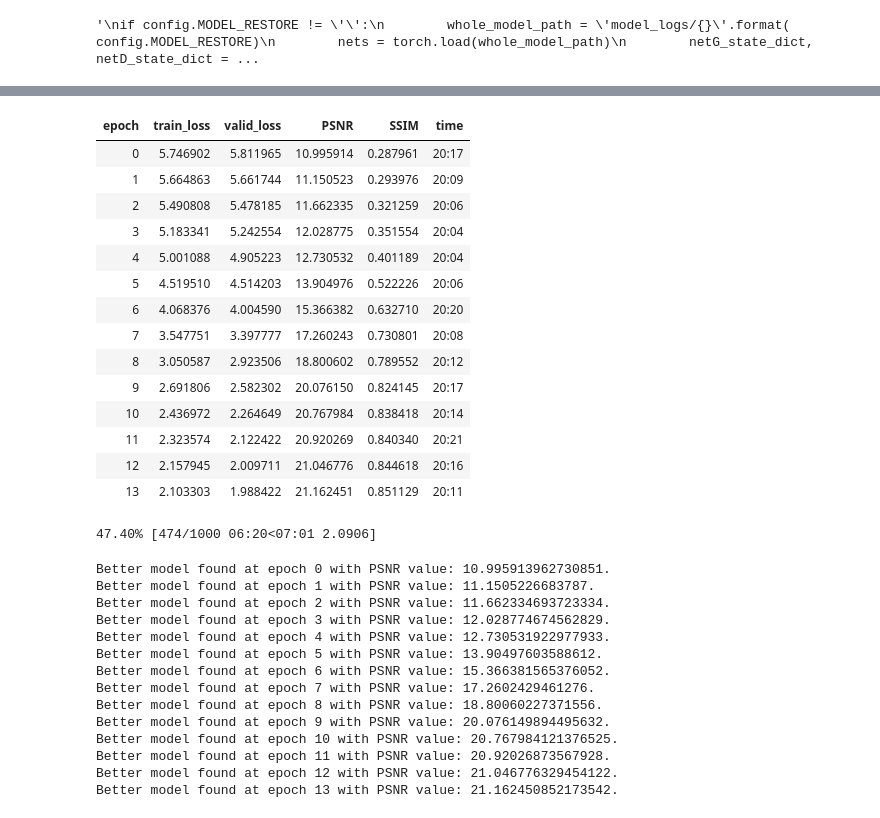
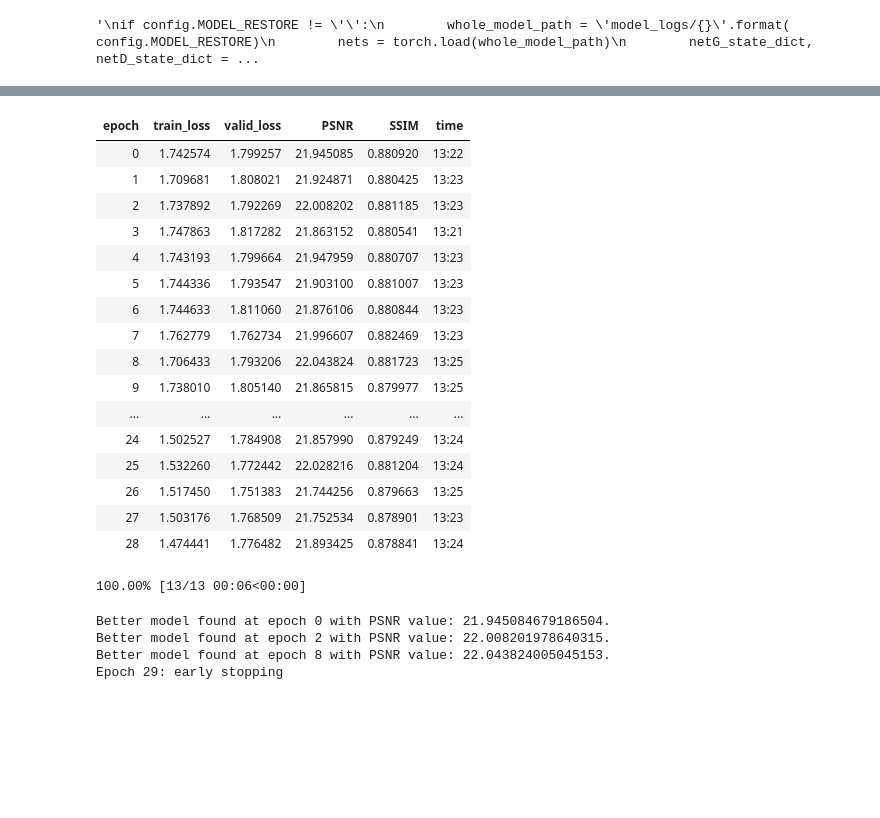
Before and after one commit to Ir1d/GatedConvolution_pytorch, a Jupyter notebook: cvdl.ipynb, the cells around one changed output, grey strips where cells are left out. Drawn from its saved outputs; the diff is of its cells as text; code cells hidden in the pictures; blank space fills up the shorter version.

```diff
--- a/cvdl.ipynb
+++ b/cvdl.ipynb
@@ -76,7 +76,7 @@ val_dataset = InpaintDataset(config.DATA_FLIST[dataset_type][1],\
                                     {mask_type:config.DATA_FLIST[config.MASKDATASET][mask_type][1] for mask_type in ('val',)}, \
                                     resize_shape=tuple(config.IMG_SHAPES), random_bbox_shape=config.RANDOM_BBOX_SHAPE, \
                                     random_bbox_margin=config.RANDOM_BBOX_MARGIN,
-                                    random_ff_setting=config.RANDOM_FF_SETTING，val=True)
+                                    random_ff_setting=config.RANDOM_FF_SETTING,val=True)
 # %% [output]
 {'mine': '/home/xudejia/inpainting/data/train_mask_list.txt'}
 {'val': '/home/xudejia/inpainting/data/val_mask_list.txt'}
@@ -331,7 +331,7 @@ psnr = PSNR()
 ssim = SSIM()
 # %%
 lr, decay = config.LEARNING_RATE, config.WEIGHT_DECAY
-learn = Learner(db, netG, loss_func=MyLoss, metrics=[psnr, ssim], callback_fns=[partial(EarlyStoppingCallback, monitor='PSNR', min_delta=0.1, patience=3)], model_dir='./weights')
+learn = Learner(db, netG, loss_func=MyLoss, metrics=[psnr, ssim], callback_fns=[partial(EarlyStoppingCallback, monitor='PSNR', min_delta=0.01, patience=20)], model_dir='./weights')
 # %%
 # learn.validate()
 # [6.939414, 9.518688486670799, tensor(0.2730, device='cuda:0')]
@@ -347,0 +352,2 @@ LR Finder is complete, type {learner_name}.recorder.plot() to see the graph.
+# %%
+learn.load('best')
@@ -353,6 +388,6 @@ LR Finder is complete, type {learner_name}.recorder.plot() to see the graph.
 # lr = (1e-2)/2
 # 可能是 lr 变大之后才炸的..
 lr = 1e-4
-NAME = "fastai-unet-swish"
+NAME = "fastai-unet-swish-part2" # with new val
 learn.fit_one_cycle(50, max_lr=slice(lr), callbacks=[SaveModelCallback(learn, every='improvement', monitor='PSNR', name='best'), TensorboardLogger(learn, NAME, cfgtxt=str(lr))])
 # %% [output]
@@ -360,30 +395,22 @@ learn.fit_one_cycle(50, max_lr=slice(lr), callbacks=[SaveModelCallback(learn, ev
 | epoch | train_loss | valid_loss | PSNR | SSIM | time |
-| 0 | 5.746902 | 5.811965 | 10.995914 | 0.287961 | 20:17 |
-| 1 | 5.664863 | 5.661744 | 11.150523 | 0.293976 | 20:09 |
-| 2 | 5.490808 | 5.478185 | 11.662335 | 0.321259 | 20:06 |
-| 3 | 5.183341 | 5.242554 | 12.028775 | 0.351554 | 20:04 |
-| 4 | 5.001088 | 4.905223 | 12.730532 | 0.401189 | 20:04 |
-| 5 | 4.519510 | 4.514203 | 13.904976 | 0.522226 | 20:06 |
-| 6 | 4.068376 | 4.004590 | 15.366382 | 0.632710 | 20:20 |
-| 7 | 3.547751 | 3.397777 | 17.260243 | 0.730801 | 20:08 |
-| 8 | 3.050587 | 2.923506 | 18.800602 | 0.789552 | 20:12 |
-| 9 | 2.691806 | 2.582302 | 20.076150 | 0.824145 | 20:17 |
-| 10 | 2.436972 | 2.264649 | 20.767984 | 0.838418 | 20:14 |
-| 11 | 2.323574 | 2.122422 | 20.920269 | 0.840340 | 20:21 |
-| 12 | 2.157945 | 2.009711 | 21.046776 | 0.844618 | 20:16 |
-| 13 | 2.103303 | 1.988422 | 21.162451 | 0.851129 | 20:11 |
+| 0 | 1.742574 | 1.799257 | 21.945085 | 0.880920 | 13:22 |
+| 1 | 1.709681 | 1.808021 | 21.924871 | 0.880425 | 13:23 |
+| 2 | 1.737892 | 1.792269 | 22.008202 | 0.881185 | 13:23 |
+| 3 | 1.747863 | 1.817282 | 21.863152 | 0.880541 | 13:21 |
+| 4 | 1.743193 | 1.799664 | 21.947959 | 0.880707 | 13:23 |
+| 5 | 1.744336 | 1.793547 | 21.903100 | 0.881007 | 13:23 |
+| 6 | 1.744633 | 1.811060 | 21.876106 | 0.880844 | 13:23 |
+| 7 | 1.762779 | 1.762734 | 21.996607 | 0.882469 | 13:23 |
+| 8 | 1.706433 | 1.793206 | 22.043824 | 0.881723 | 13:25 |
+| 9 | 1.738010 | 1.805140 | 21.865815 | 0.879977 | 13:25 |
+| ... | ... | ... | ... | ... | ... |
+| 24 | 1.502527 | 1.784908 | 21.857990 | 0.879249 | 13:24 |
+| 25 | 1.532260 | 1.772442 | 22.028216 | 0.881204 | 13:24 |
+| 26 | 1.517450 | 1.751383 | 21.744256 | 0.879663 | 13:25 |
+| 27 | 1.503176 | 1.768509 | 21.752534 | 0.878901 | 13:23 |
+| 28 | 1.474441 | 1.776482 | 21.893425 | 0.878841 | 13:24 |
-47.40% [474/1000 06:20<07:01 2.0906]
+100.00% [13/13 00:06<00:00]
-Better model found at epoch 0 with PSNR value: 10.995913962730851.
-Better model found at epoch 1 with PSNR value: 11.1505226683787.
-Better model found at epoch 2 with PSNR value: 11.662334693723334.
-Better model found at epoch 3 with PSNR value: 12.028774674562829.
-Better model found at epoch 4 with PSNR value: 12.730531922977933.
-Better model found at epoch 5 with PSNR value: 13.90497603588612.
-Better model found at epoch 6 with PSNR value: 15.366381565376052.
-Better model found at epoch 7 with PSNR value: 17.2602429461276.
-Better model found at epoch 8 with PSNR value: 18.80060227371556.
-Better model found at epoch 9 with PSNR value: 20.076149894495632.
-Better model found at epoch 10 with PSNR value: 20.767984121376525.
-Better model found at epoch 11 with PSNR value: 20.92026873567928.
-Better model found at epoch 12 with PSNR value: 21.046776329454122.
-Better model found at epoch 13 with PSNR value: 21.162450852173542.
+Better model found at epoch 0 with PSNR value: 21.945084679186504.
+Better model found at epoch 2 with PSNR value: 22.008201978640315.
+Better model found at epoch 8 with PSNR value: 22.043824005045153.
+Epoch 29: early stopping
```
Also changed, not shown: parts of 9 cells of this notebook, 3 other files.
